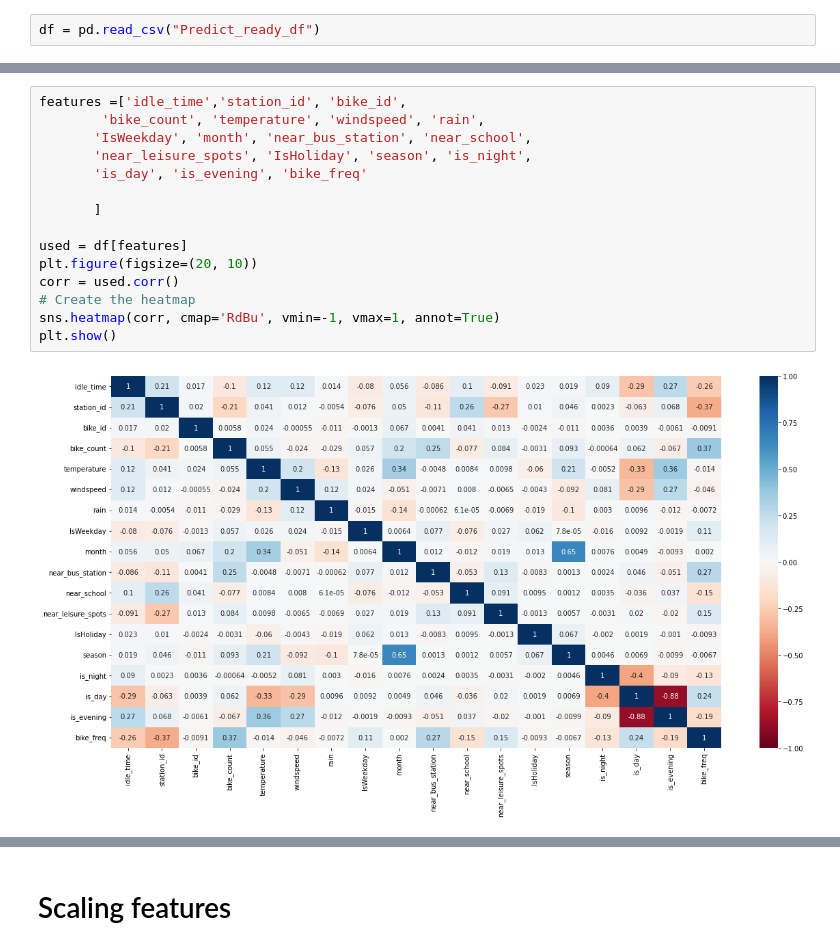
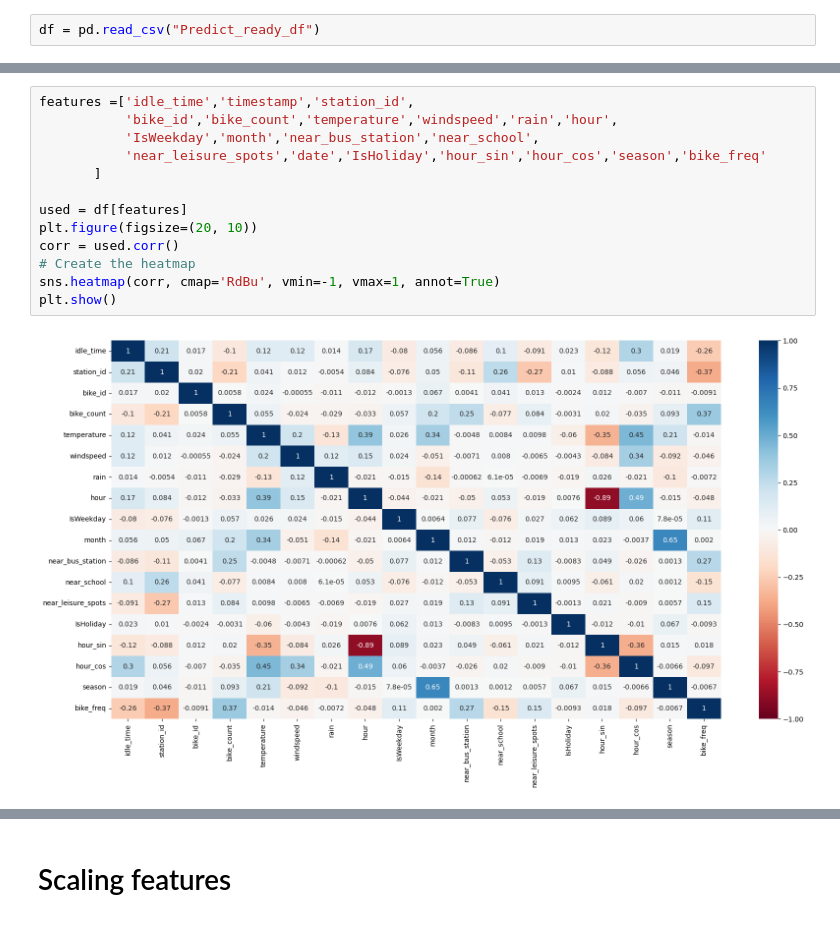
Before and after one commit to Ppkhanh/The-Learning-Machines, a Jupyter notebook: Prediction.ipynb, the cells around one changed output, grey strips where cells are left out. Drawn from its saved outputs; the diff is of its cells as text.

```diff
--- a/Prediction.ipynb
+++ b/Prediction.ipynb
@@ -27,18 +25,16 @@ Index(['Unnamed: 0', 'Unnamed: 0.1.1', 'timestamp', 'station_id', 'bike_id',
       dtype='object')
 # %%
-features =['idle_time','station_id', 'bike_id',
-        'bike_count', 'temperature', 'windspeed', 'rain',
-       'IsWeekday', 'month', 'near_bus_station', 'near_school',
-       'near_leisure_spots', 'IsHoliday', 'season', 'is_night',
-       'is_day', 'is_evening', 'bike_freq'
-
+features =['idle_time','timestamp','station_id',
+           'bike_id','bike_count','temperature','windspeed','rain','hour',
+           'IsWeekday','month','near_bus_station','near_school',
+           'near_leisure_spots','date','IsHoliday','hour_sin','hour_cos','season','bike_freq'
        ]
 
 used = df[features]
 plt.figure(figsize=(20, 10))
 corr = used.corr()
 # Create the heatmap
 sns.heatmap(corr, cmap='RdBu', vmin=-1, vmax=1, annot=True)
 plt.show()
 # %% [output]
-[figure, old version]
+[figure, new version]
```
Also changed, not shown: parts of 44 cells of this notebook.
